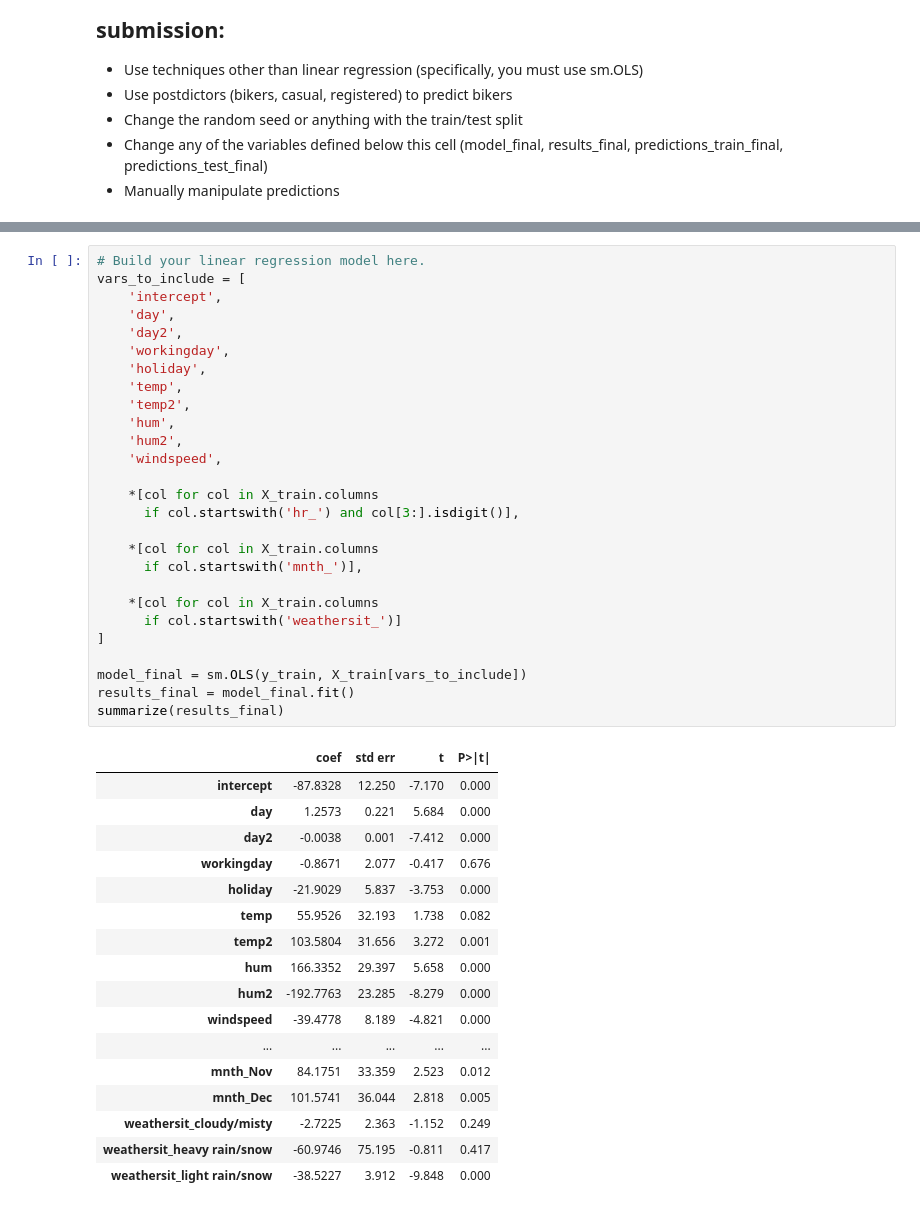
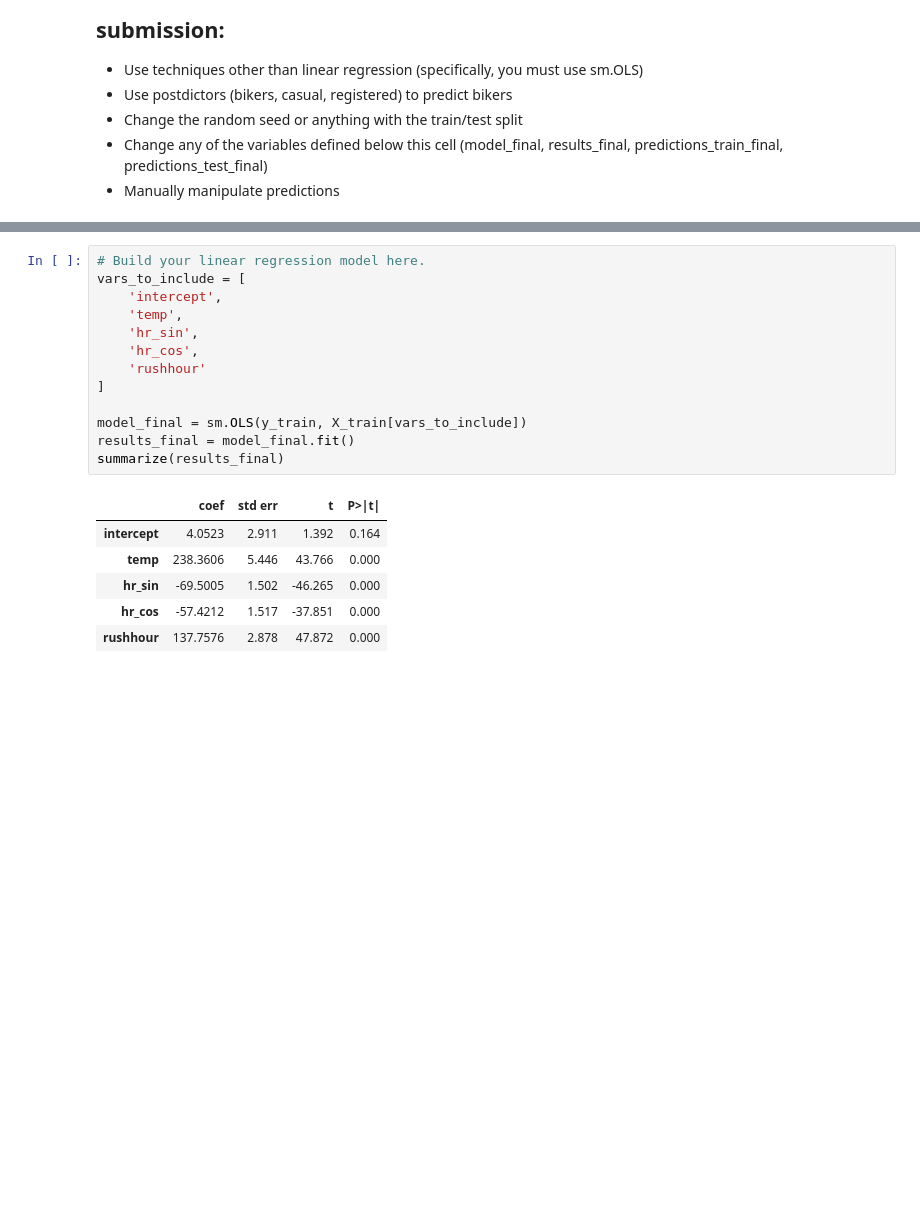
Before and after one commit to kevin5290/code_2600, a Jupyter notebook: mod05_nonlinear.ipynb, the cells around one changed output, grey strips where cells are left out. Saved outputs shown, nothing was run; the diff lists cells and outputs as text; blank space fills up the shorter version.

```diff
--- a/mod05_nonlinear.ipynb
+++ b/mod05_nonlinear.ipynb
@@ -389,48 +367,23 @@ for col in categorical_vars:
 # %%
 # Build your linear regression model here.
 vars_to_include = [
     'intercept',
-    'day',
-    'day2',
-    'workingday',
-    'holiday',
     'temp',
-    'temp2',
-    'hum',
-    'hum2',
-    'windspeed',
-
-    *[col for col in X_train.columns
-      if col.startswith('hr_') and col[3:].isdigit()],
-
-    *[col for col in X_train.columns
-      if col.startswith('mnth_')],
-
-    *[col for col in X_train.columns
-      if col.startswith('weathersit_')]
+    'hr_sin',
+    'hr_cos',
+    'rushhour'
 ]
 
 model_final = sm.OLS(y_train, X_train[vars_to_include])
 results_final = model_final.fit()
 summarize(results_final)
 # %% [output]
 |  | coef | std err | t | P>|t| |
-| intercept | -87.8328 | 12.250 | -7.170 | 0.000 |
-| day | 1.2573 | 0.221 | 5.684 | 0.000 |
-| day2 | -0.0038 | 0.001 | -7.412 | 0.000 |
-| workingday | -0.8671 | 2.077 | -0.417 | 0.676 |
-| holiday | -21.9029 | 5.837 | -3.753 | 0.000 |
-| temp | 55.9526 | 32.193 | 1.738 | 0.082 |
-| temp2 | 103.5804 | 31.656 | 3.272 | 0.001 |
-| hum | 166.3352 | 29.397 | 5.658 | 0.000 |
-| hum2 | -192.7763 | 23.285 | -8.279 | 0.000 |
-| windspeed | -39.4778 | 8.189 | -4.821 | 0.000 |
-| ... | ... | ... | ... | ... |
-| mnth_Nov | 84.1751 | 33.359 | 2.523 | 0.012 |
-| mnth_Dec | 101.5741 | 36.044 | 2.818 | 0.005 |
-| weathersit_cloudy/misty | -2.7225 | 2.363 | -1.152 | 0.249 |
-| weathersit_heavy rain/snow | -60.9746 | 75.195 | -0.811 | 0.417 |
-| weathersit_light rain/snow | -38.5227 | 3.912 | -9.848 | 0.000 |
+| intercept | 4.0523 | 2.911 | 1.392 | 0.164 |
+| temp | 238.3606 | 5.446 | 43.766 | 0.000 |
+| hr_sin | -69.5005 | 1.502 | -46.265 | 0.000 |
+| hr_cos | -57.4212 | 1.517 | -37.851 | 0.000 |
+| rushhour | 137.7576 | 2.878 | 47.872 | 0.000 |
 # %%
 predictions_train_final = predict(X_train[vars_to_include], results_final)
 print('MSE train: ', mse(y_train, predictions_train_final))
```
Also changed, not shown: parts of 3 cells of this notebook.
